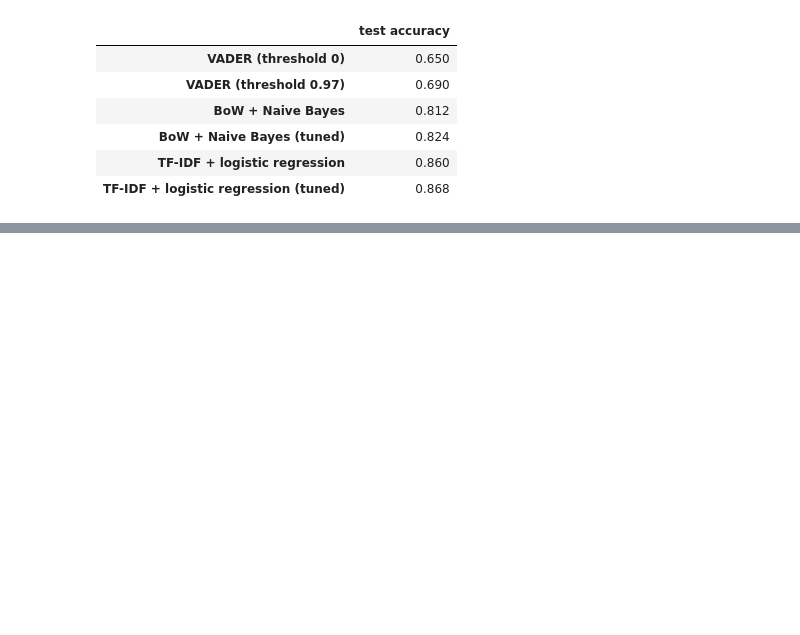
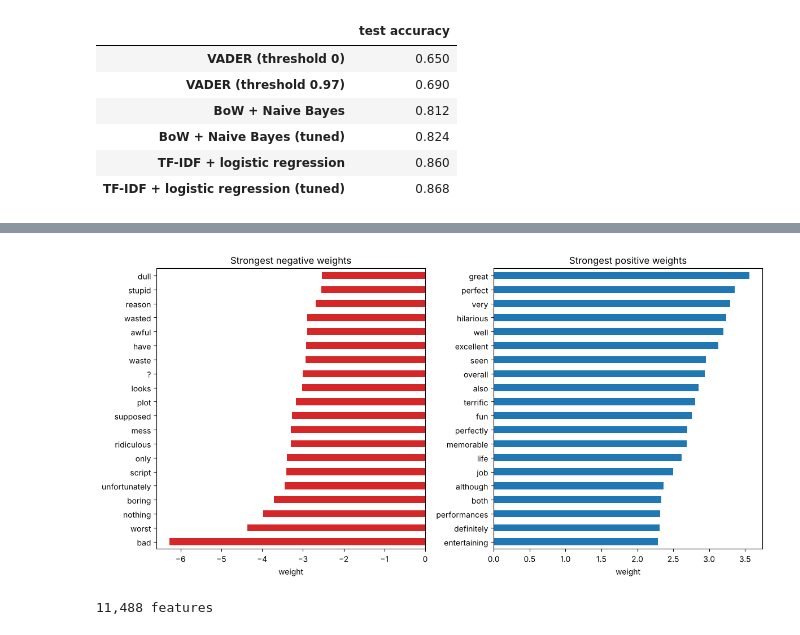
Before and after one commit to adityarajsingh1/sentiment-analysis, a Jupyter notebook: sentiment_analysis.ipynb, the cells around one changed output, grey strips where cells are left out. Cells and saved outputs as stored; diff of their text form; code cells hidden in the pictures; blank space fills up the shorter version.

```diff
--- a/sentiment_analysis.ipynb
+++ b/sentiment_analysis.ipynb
@@ -515,0 +542,17 @@ summary.round(3).to_frame()
+# %%
+# the weights the model learned: positive weights push towards "pos"
+vec, clf = best.named_steps["vec"], best.named_steps["clf"]
+sign = 1 if clf.classes_[1] == "pos" else -1
+weights = pd.Series(sign * clf.coef_[0], index=vec.get_feature_names_out()).sort_values()
+
+fig, axes = plt.subplots(1, 2, figsize=(12, 6))
+weights.head(20).plot.barh(ax=axes[0], color="tab:red", title="Strongest negative weights")
+weights.tail(20).plot.barh(ax=axes[1], color="tab:blue", title="Strongest positive weights")
+for ax in axes:
+    ax.set(xlabel="weight", ylabel="")
+plt.tight_layout()
+plt.show()
+print(f"{len(weights):,} features")
+# %% [output]
+[figure, added]
+11,488 features
```
Also changed, not shown: parts of 3 cells of this notebook.
